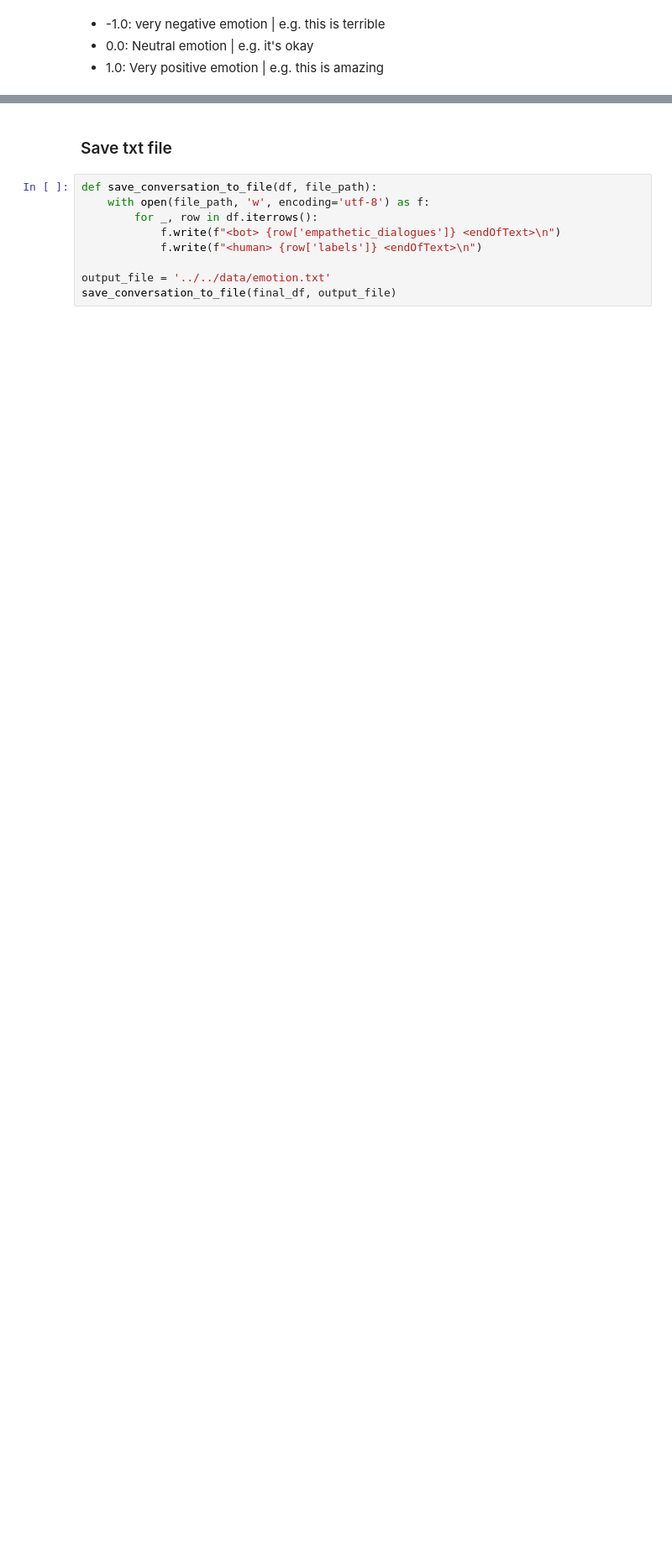
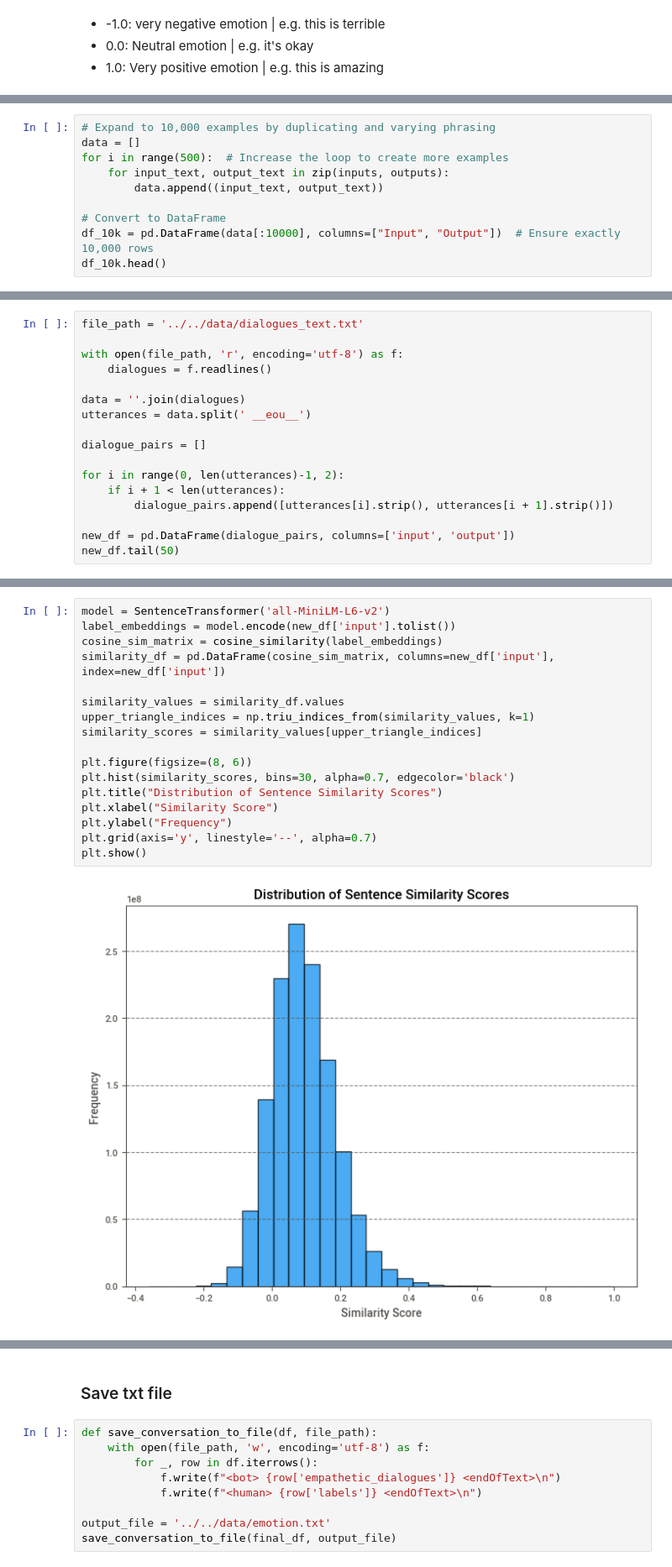
Before and after one commit to CallMeL/Empathetic-Dialogue-System, a Jupyter notebook: src/EDA/69kdataset.ipynb, the cells around one changed output, grey strips where cells are left out. Shown at 84% size. Saved outputs shown, nothing was run; the diff lists cells and outputs as text; blank space fills up the shorter version.

```diff
--- a/src/EDA/69kdataset.ipynb
+++ b/src/EDA/69kdataset.ipynb
@@ -585,0 +783,10 @@ plt.show()
+# %%
+# Expand to 10,000 examples by duplicating and varying phrasing
+data = []
+for i in range(500):  # Increase the loop to create more examples
+    for input_text, output_text in zip(inputs, outputs):
+        data.append((input_text, output_text))
+
+# Convert to DataFrame
+df_10k = pd.DataFrame(data[:10000], columns=["Input", "Output"])  # Ensure exactly 10,000 rows
+df_10k.head()
@@ -585,0 +907,17 @@ plt.show()
+# %%
+file_path = '../../data/dialogues_text.txt'
+
+with open(file_path, 'r', encoding='utf-8') as f:
+    dialogues = f.readlines()
+
+data = ''.join(dialogues)
+utterances = data.split(' __eou__')
+
+dialogue_pairs = []
+
+for i in range(0, len(utterances)-1, 2):
+    if i + 1 < len(utterances):
+        dialogue_pairs.append([utterances[i].strip(), utterances[i + 1].strip()])
+
+new_df = pd.DataFrame(dialogue_pairs, columns=['input', 'output'])
+new_df.tail(50)
@@ -585,0 +942,19 @@ plt.show()
+# %%
+model = SentenceTransformer('all-MiniLM-L6-v2')
+label_embeddings = model.encode(new_df['input'].tolist())
+cosine_sim_matrix = cosine_similarity(label_embeddings)
+similarity_df = pd.DataFrame(cosine_sim_matrix, columns=new_df['input'], index=new_df['input'])
+
+similarity_values = similarity_df.values
+upper_triangle_indices = np.triu_indices_from(similarity_values, k=1)
+similarity_scores = similarity_values[upper_triangle_indices]
+
+plt.figure(figsize=(8, 6))
+plt.hist(similarity_scores, bins=30, alpha=0.7, edgecolor='black')
+plt.title("Distribution of Sentence Similarity Scores")
+plt.xlabel("Similarity Score")
+plt.ylabel("Frequency")
+plt.grid(axis='y', linestyle='--', alpha=0.7)
+plt.show()
+# %% [output]
+[figure, added]
```
Also changed, not shown: parts of 33 cells of this notebook, 7 other files.
